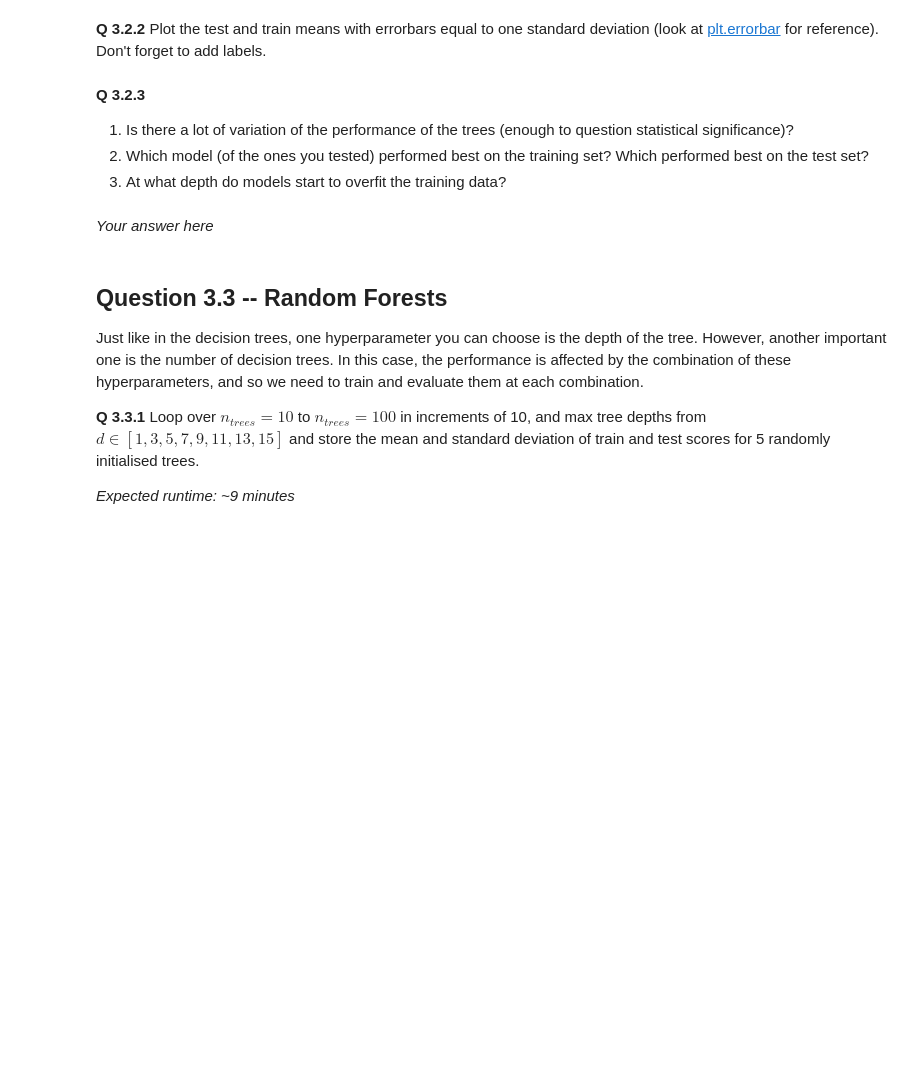
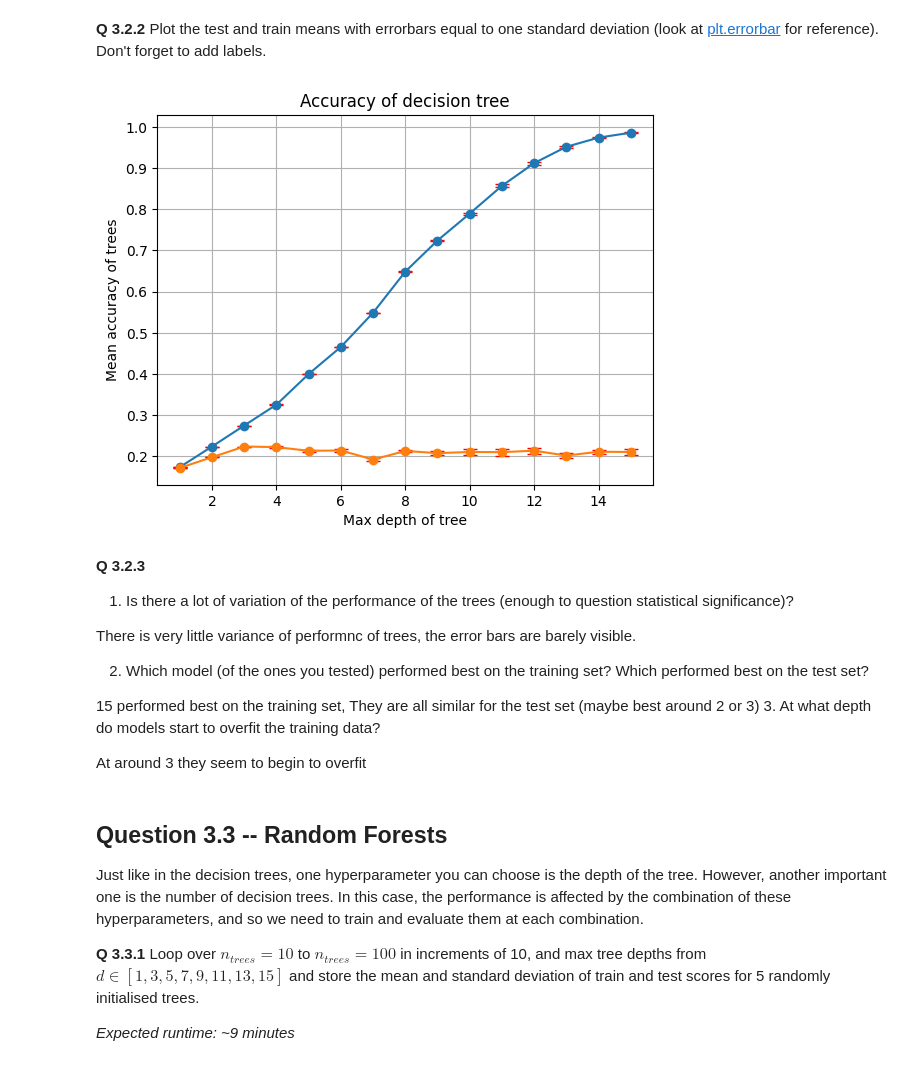
Before and after one commit to annadelpozo/MDL-Turing, a Jupyter notebook: TMDL_2024_25_Assignment_2.ipynb, the cells around one changed output. Saved outputs shown, nothing was run; the diff lists cells and outputs as text; code cells hidden in the pictures; blank space fills up the shorter version.

```diff
--- a/TMDL_2024_25_Assignment_2.ipynb
+++ b/TMDL_2024_25_Assignment_2.ipynb
@@ -173,18 +185,20 @@ from sklearn import tree
 train_acc_mean, train_acc_std = [], [] # to store the training accuracies
 test_acc_mean, test_acc_std = [], []   # to store the testing accuracies
 
-for d in tqdm(range(...)): # loop over tree depths
+for d in tqdm(range(1,16)): # loop over tree depths
     train_perfs = [] # store interem train scores
     test_perfs = []  # store interem test scores
-    for n in range(...):   # loop over random initializations
-        # init new model
-        # train model
+    for n in range(0,10):   # loop over random initializations
+        modelDT = tree.DecisionTreeClassifier(max_depth=d)  # init new model
+        modelDT = modelDT.fit(train_X, train_y) # train model
         # store interem values
+        train_perfs.append(modelDT.score(train_X, train_y))
+        test_perfs.append(modelDT.score(test_X, test_y))
 
     # append mean and std scores to appropriate lists
-    train_acc_mean.append(...)
-    train_acc_std.append(...)
-    test_acc_mean.append(...)
-    test_acc_std.append(...)
+    train_acc_mean.append(np.mean(train_perfs))
+    train_acc_std.append(np.std(train_perfs))
+    test_acc_mean.append(np.mean(test_perfs))
+    test_acc_std.append(np.std(test_perfs))
 # %% [markdown]
 **Q 3.2.2** Plot the test and train means with errorbars equal to one standard deviation (look at [plt.errorbar](https://matplotlib.org/stable/api/_as_gen/matplotlib.pyplot.errorbar.html) for reference). Don't forget to add labels.
@@ -199,11 +205,26 @@ plt.show()
+# %%
+plt.errorbar(range(1,16), train_acc_mean, yerr=train_acc_std, fmt = 'o-', capsize = 5, ecolor = "red")
+plt.errorbar(range(1,16), test_acc_mean, yerr=test_acc_std, fmt = 'o-', capsize = 5, ecolor = "red")
+plt.title("Accuracy of decision tree")
+plt.ylabel("Mean accuracy of trees")
+plt.xlabel("Max depth of tree")
+plt.grid()
+plt.show()
+# %% [output]
+[figure, added]
 # %% [markdown]
 **Q 3.2.3**
 
 1. Is there a lot of variation of the performance of the trees (enough to question statistical significance)?
+
+There is very little variance of performnc of trees, the error bars are barely visible.
+
 2. Which model (of the ones you tested) performed best on the training set? Which performed best on the test set?
+
+15 performed best on the training set, They are all similar for the test set (maybe best around 2 or 3)
 3. At what depth do models start to overfit the training data?
+
+At around 3 they seem to begin to overfit
-# %% [markdown]
-*Your answer here*
 # %% [markdown]
 ## Question 3.3 -- Random Forests
 Just like in the decision trees, one hyperparameter you can choose is the depth of the tree. However, another important one is the number of decision trees. In this case, the performance is affected by the combination of these hyperparameters, and so we need to train and evaluate them at each combination.
```
Also changed, not shown: parts of 9 cells of this notebook.
